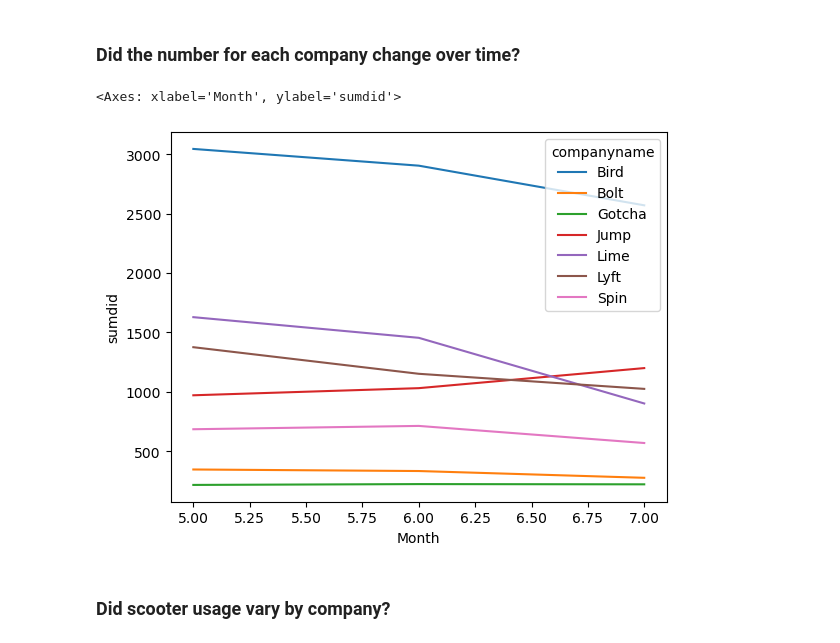
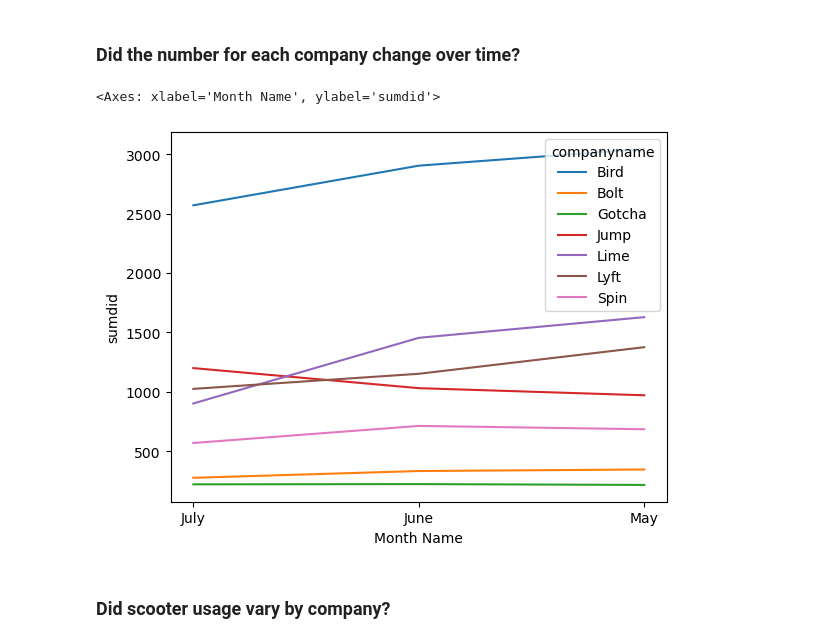
Before and after one commit to NSS-Data-Analytics-Cohort-11/scooters-margherita, a Jupyter notebook: scooters project.ipynb, the cells around one changed output. Drawn from its saved outputs; the diff is of its cells as text; code cells hidden in the pictures.

```diff
--- a/scooters project.ipynb
+++ b/scooters project.ipynb
@@ -81,13 +81,15 @@ Spin       803
 Name: sumdid, dtype: int64
 # %% [markdown]
 ### Did the number for each company change over time?
+# %%
+all_scoot['Month Name'] = all_scoot['pubdatetime'].dt.month_name()
 # %%
-all_scoot_mon_comp = all_scoot.groupby(['companyname','Month'])['sumdid'].nunique().reset_index()
+all_scoot_mon_comp = all_scoot.groupby(['companyname','Month Name'])['sumdid'].nunique().reset_index()
 # %%
-sns.lineplot(data=all_scoot_mon_comp,x="Month",y="sumdid",hue='companyname')
+sns.lineplot(data=all_scoot_mon_comp,x="Month Name",y="sumdid",hue='companyname')
 # %% [output]
-<Axes: xlabel='Month', ylabel='sumdid'>
+<Axes: xlabel='Month Name', ylabel='sumdid'>
-[figure, old version]
+[figure, new version]
 # %% [markdown]
 ###  Did scooter usage vary by company?
 # %%
```
Also changed, not shown: parts of 42 cells of this notebook, 1 other file.
